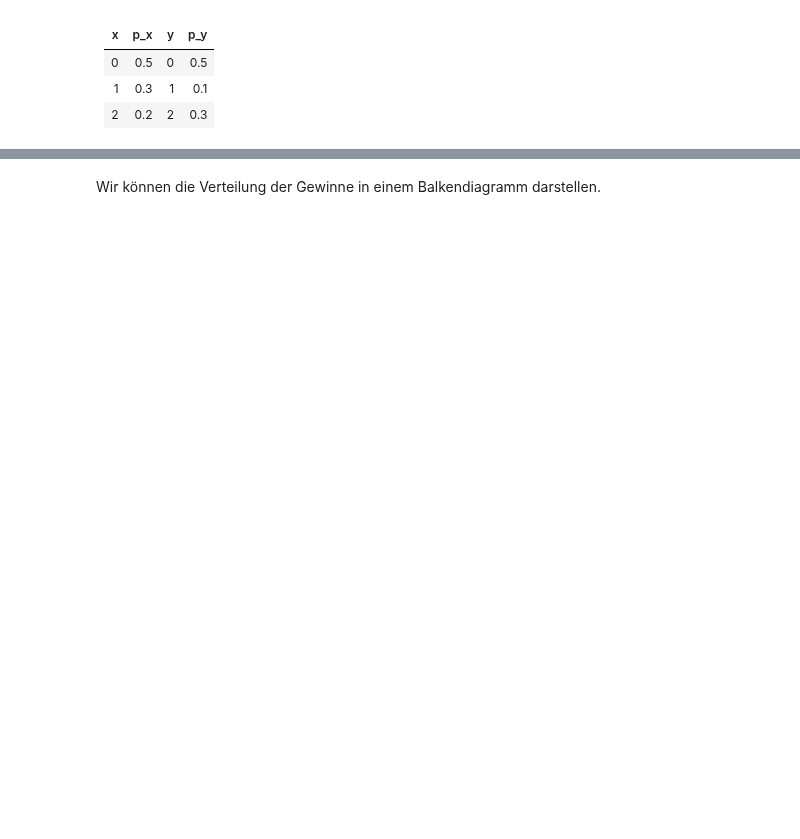
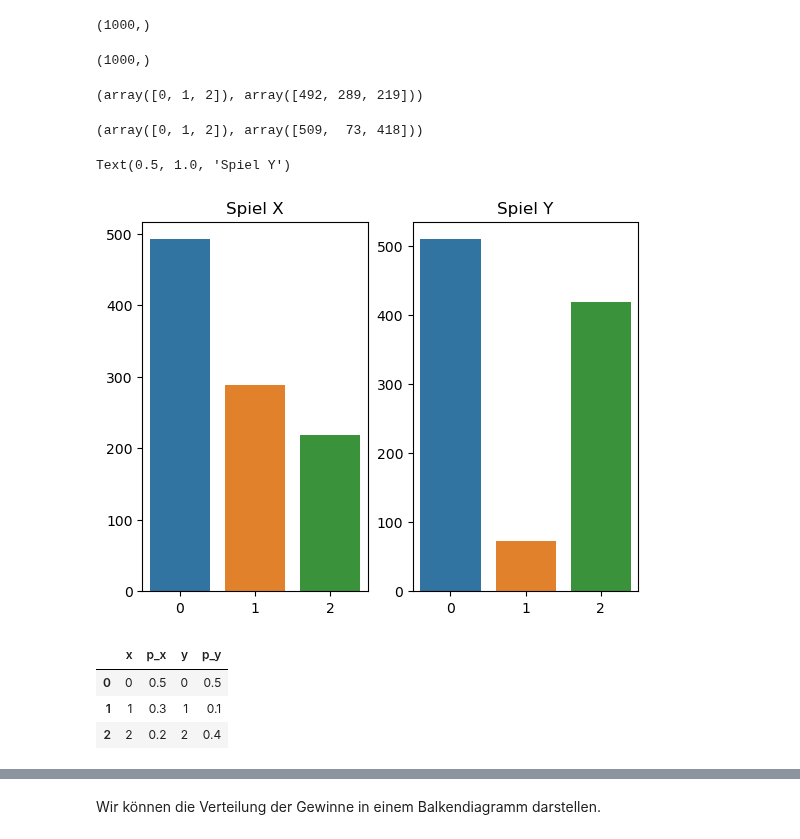
Before and after one commit to febse/econ2024-de, a Jupyter notebook: 02-Review/02-Probability.ipynb, the cells around one changed output, grey strips where cells are left out. Drawn from its saved outputs; the diff is of its cells as text; code cells hidden in the pictures; blank space fills up the shorter version.

```diff
--- a/02-Review/02-Probability.ipynb
+++ b/02-Review/02-Probability.ipynb
@@ -72,3 +14,42 @@ Let's create two games to illustrate the concept of probability. In both games t
+# %%
+np.random.seed(432)
+
+# Wir spielen 1000 Mal das Spiel X
+x = np.random.choice([0, 1, 2], size=1000, p = [0.5, 0.3, 0.2])
+x.shape
+# %% [output]
+(1000,)
+# %%
+np.random.seed(434)
+
+# Wir Spielen 1000 Mal das Spiel Y und speichern die Ergebnisse
+# in y
+y = np.random.choice([0, 1, 2], size=1000, p=[0.5, 0.1, 0.4])
+y.shape
+# %% [output]
+(1000,)
+# %%
+# Nun lasst uns die Spielergebnisse zählen
+x_freqs = np.unique(x, return_counts=True)
+x_freqs
+# %% [output]
+(array([0, 1, 2]), array([492, 289, 219]))
+# %%
+y_freqs = np.unique(y, return_counts=True)
+y_freqs
+# %% [output]
+(array([0, 1, 2]), array([509,  73, 418]))
+# %%
+fig, (ax1, ax2) = plt.subplots(nrows=1, ncols=2)
+
+sns.barplot(x=x_freqs[0], y = x_freqs[1], ax=ax1)
+sns.barplot(x=y_freqs[0], y=y_freqs[1], ax=ax2)
+
+ax1.set_title('Spiel X')
+ax2.set_title('Spiel Y')
+# %% [output]
+Text(0.5, 1.0, 'Spiel Y')
+[figure, added]
 # %%
 #| label: tbl-games
 #| tbl-cap: Outcomes and probabilities
@@ -77,15 +58,16 @@ games = pd.DataFrame({
     'x': [0, 1, 2],
     "p_x": [0.5, 0.3, 0.2],
     'y': [0, 1, 2],
-    "p_y": [0.5, 0.1, 0.3]
+    "p_y": [0.5, 0.1, 0.4]
 })
 
-# games.style.hide_index()
-from IPython.display import Markdown
-Markdown(games.to_markdown(index=False))
+# # games.style.hide_index()
+# from IPython.display import Markdown
+# Markdown(games.to_markdown(index=False))
+
+games
 # %% [output]
-|   x |   p_x |   y |   p_y |
-|----:|------:|----:|------:|
-|   0 |   0.5 |   0 |   0.5 |
-|   1 |   0.3 |   1 |   0.1 |
-|   2 |   0.2 |   2 |   0.3 |
+|  | x | p_x | y | p_y |
+| 0 | 0 | 0.5 | 0 | 0.5 |
+| 1 | 1 | 0.3 | 1 | 0.1 |
+| 2 | 2 | 0.2 | 2 | 0.4 |
```
Also changed, not shown: parts of 46 cells of this notebook, 2 other files.
